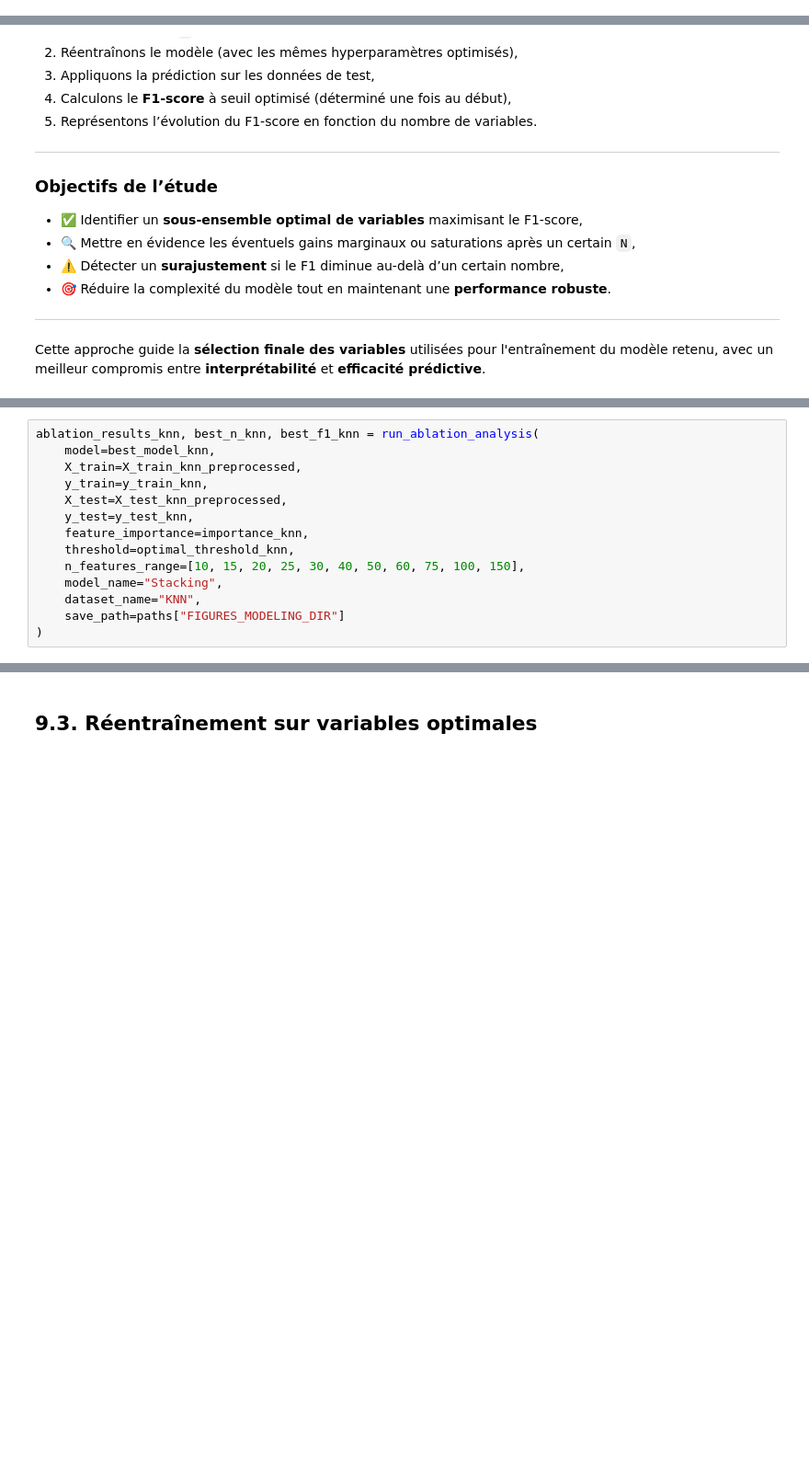
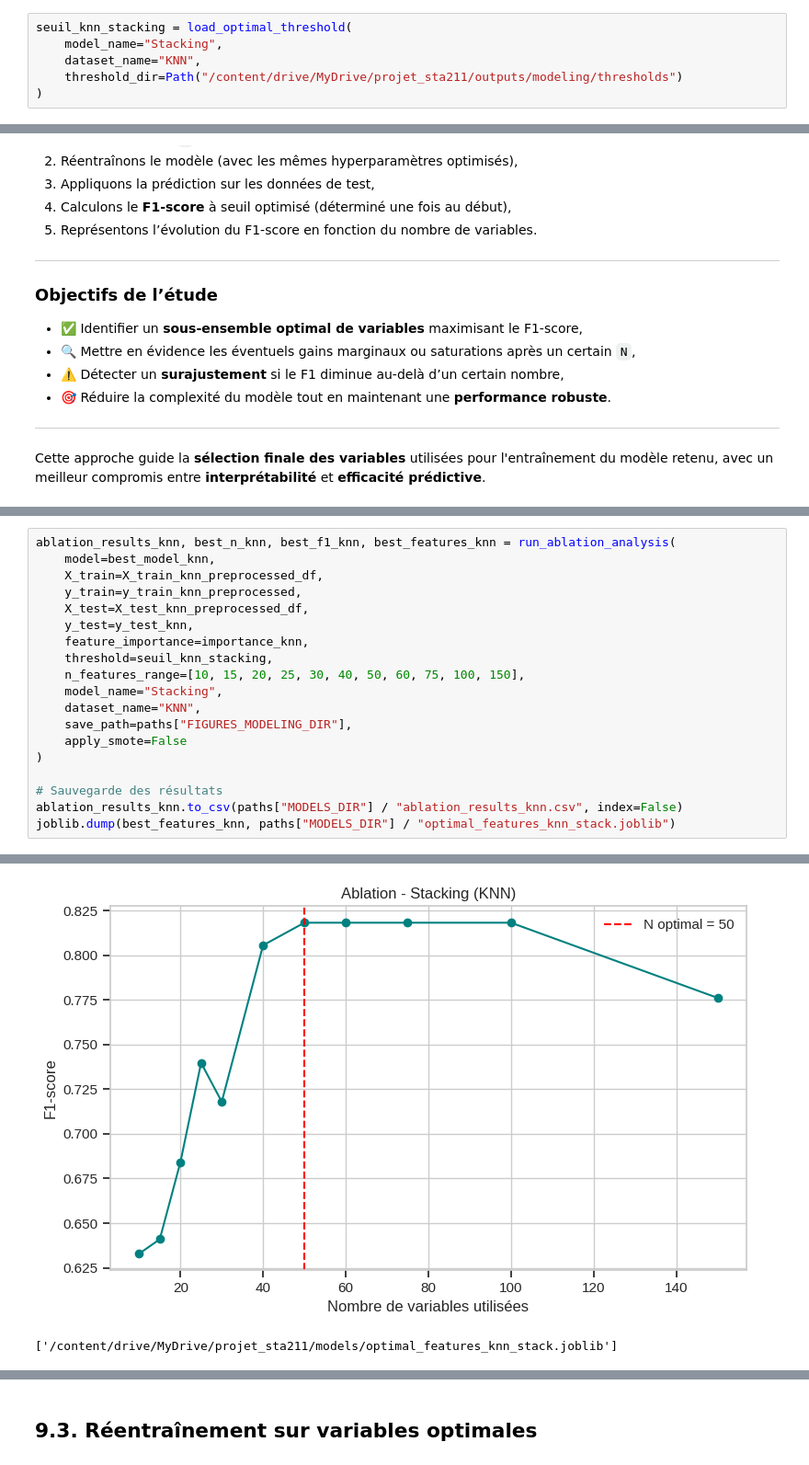
Before and after one commit to Abdoullatuf/projet_sta211_version_modulaire, a Jupyter notebook: notebooks/02_Modelisation_Optimisation_updated.ipynb, the cells around one changed output, grey strips where cells are left out. Shown at 92% size. Saved outputs shown, nothing was run; the diff lists cells and outputs as text; blank space fills up the shorter version.

```diff
--- a/notebooks/02_Modelisation_Optimisation_updated.ipynb
+++ b/notebooks/02_Modelisation_Optimisation_updated.ipynb
@@ -1284,2 +1285,8 @@ seuil_mice_stacking = load_optimal_threshold(
 • Seuil : 0.7368
 • F1-score : 0.9091
+# %%
+seuil_knn_stacking = load_optimal_threshold(
+    model_name="Stacking",
+    dataset_name="KNN",
+    threshold_dir=Path("/content/drive/MyDrive/projet_sta211/outputs/modeling/thresholds")
+)
@@ -1546,14 +1488,20 @@ ValueError: Found input variables with inconsistent numbers of samples: [2758, 1
 # %%
-ablation_results_knn, best_n_knn, best_f1_knn = run_ablation_analysis(
+ablation_results_knn, best_n_knn, best_f1_knn, best_features_knn = run_ablation_analysis(
     model=best_model_knn,
-    X_train=X_train_knn_preprocessed,
-    y_train=y_train_knn,
-    X_test=X_test_knn_preprocessed,
+    X_train=X_train_knn_preprocessed_df,
+    y_train=y_train_knn_preprocessed,
+    X_test=X_test_knn_preprocessed_df,
     y_test=y_test_knn,
     feature_importance=importance_knn,
-    threshold=optimal_threshold_knn,
+    threshold=seuil_knn_stacking,
     n_features_range=[10, 15, 20, 25, 30, 40, 50, 60, 75, 100, 150],
     model_name="Stacking",
     dataset_name="KNN",
-    save_path=paths["FIGURES_MODELING_DIR"]
+    save_path=paths["FIGURES_MODELING_DIR"],
+    apply_smote=False
 )
+
+# Sauvegarde des résultats
+ablation_results_knn.to_csv(paths["MODELS_DIR"] / "ablation_results_knn.csv", index=False)
+joblib.dump(best_features_knn, paths["MODELS_DIR"] / "optimal_features_knn_stack.joblib")
+# %% [output]
@@ -1559,0 +1523,2 @@ ablation_results_knn, best_n_knn, best_f1_knn = run_ablation_analysis(
+[figure, added]
+['/content/drive/MyDrive/projet_sta211/models/optimal_features_knn_stack.joblib']
```
Also changed, not shown: parts of 13 cells of this notebook, 11 other files.
